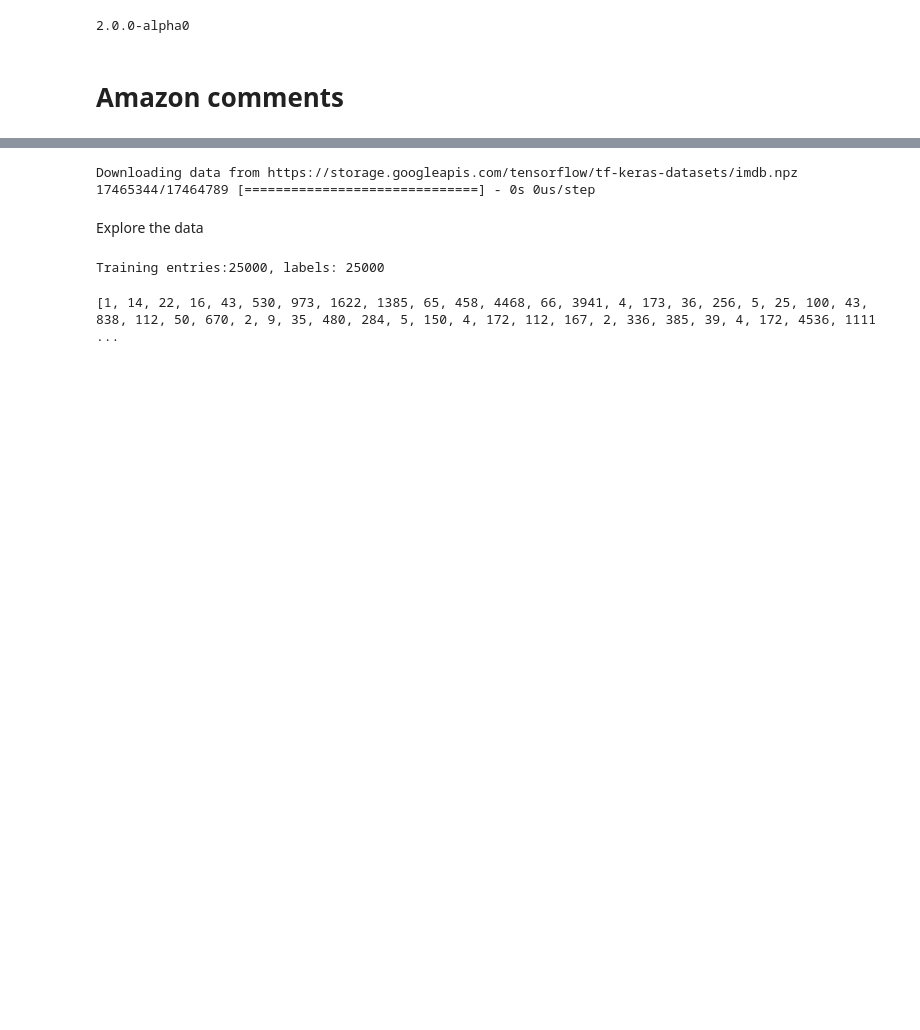
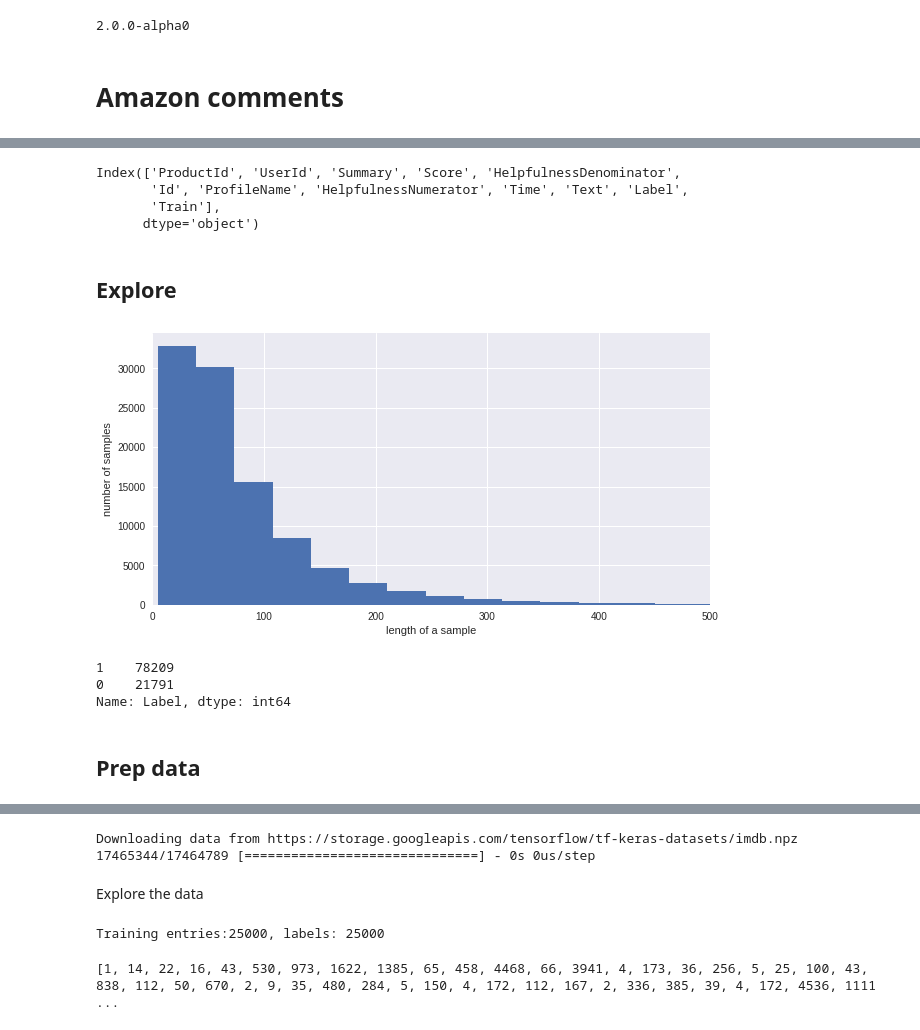
Before and after one commit to binliu0630/Deep_Learning, a Jupyter notebook: Amazon_tensorflow2_0.ipynb, the cells around one changed output, grey strips where cells are left out. Cells and saved outputs as stored; diff of their text form; code cells hidden in the pictures; blank space fills up the shorter version.

```diff
--- a/Amazon_tensorflow2_0.ipynb
+++ b/Amazon_tensorflow2_0.ipynb
@@ -44,3 +46,12 @@ data.head()
 | 2 | B001PMCDK2 | A14TTMM0Z03Y2W | my cat goes crazy for these! | 5 | 0 | 389965 | Lindsay S. Bradford | ... |
 | 3 | B002Q8JOSI | A17UQD2RSSQH5X | My dogs tell me these treats are ... | 5 | 1 | 212536 | in the dark | ... |
 | 4 | B00176G870 | A2F2MZW8EOGH5J | Yummy to the tummy | 5 | 0 | 115971 | daemoncycler "When you arrive at ... | ... |
+# %%
+label = []
+for s in data['Score']:
+  label.append(0 if s < 4 else 1)
+data['Label'] = label
+# %%
+time_split = data['Time'].quantile(0.8)
+# %%
+data['Train']= data['Time'] < time_split
@@ -46,0 +67,25 @@ data.head()
+# %%
+data.columns
+# %% [output]
+Index(['ProductId', 'UserId', 'Summary', 'Score', 'HelpfulnessDenominator',
+       'Id', 'ProfileName', 'HelpfulnessNumerator', 'Time', 'Text', 'Label',
+       'Train'],
+      dtype='object')
+# %% [markdown]
+## Explore
+# %%
+import matplotlib.pyplot as plt
+plt.figure(figsize = (10,5))
+plt.hist([len(s.split()) for s in data['Text']], 100)
+plt.xlabel('length of a sample')
+plt.xlim([0, 500])
+plt.ylabel('number of samples')
+plt.show()
+# %% [output]
+[figure, added]
+# %%
+data['Label'].value_counts()
+# %% [output]
+1    78209
+0    21791
+Name: Label, dtype: int64
@@ -46,0 +120,2 @@ data.head()
+# %% [markdown]
+## Prep data
```
Also changed, not shown: parts of 31 cells of this notebook.
